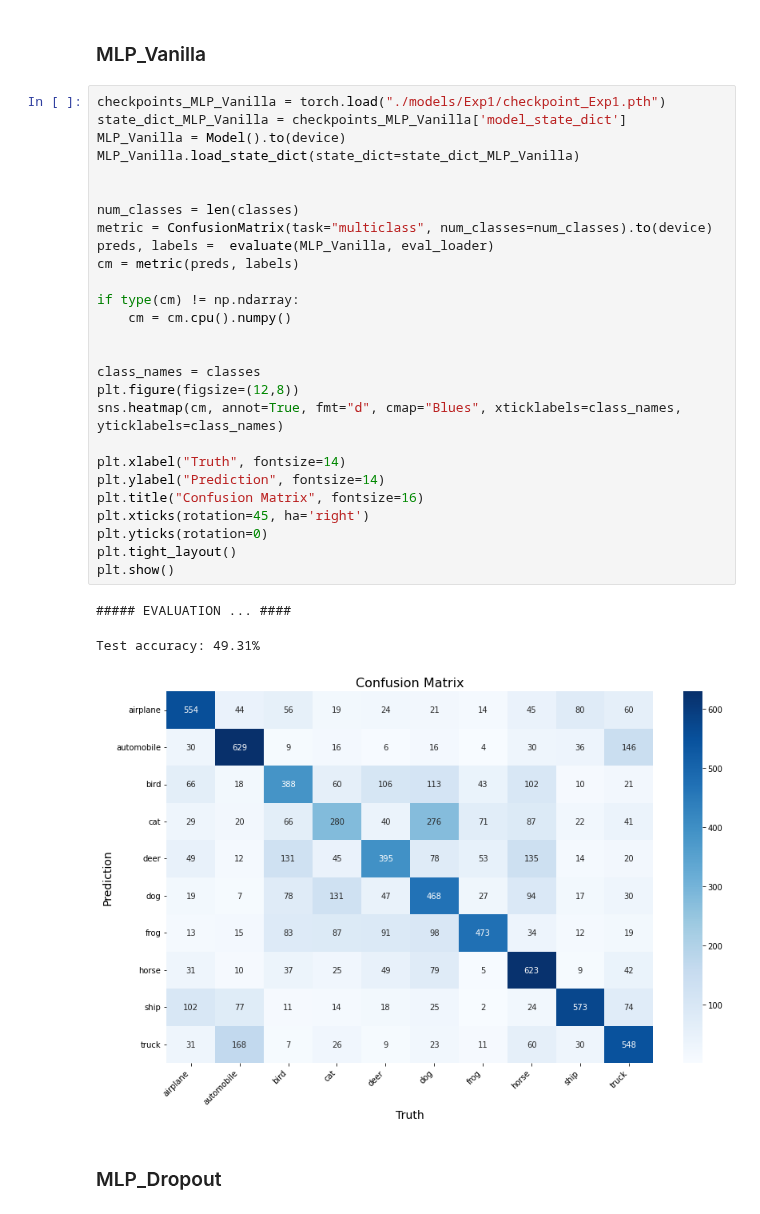
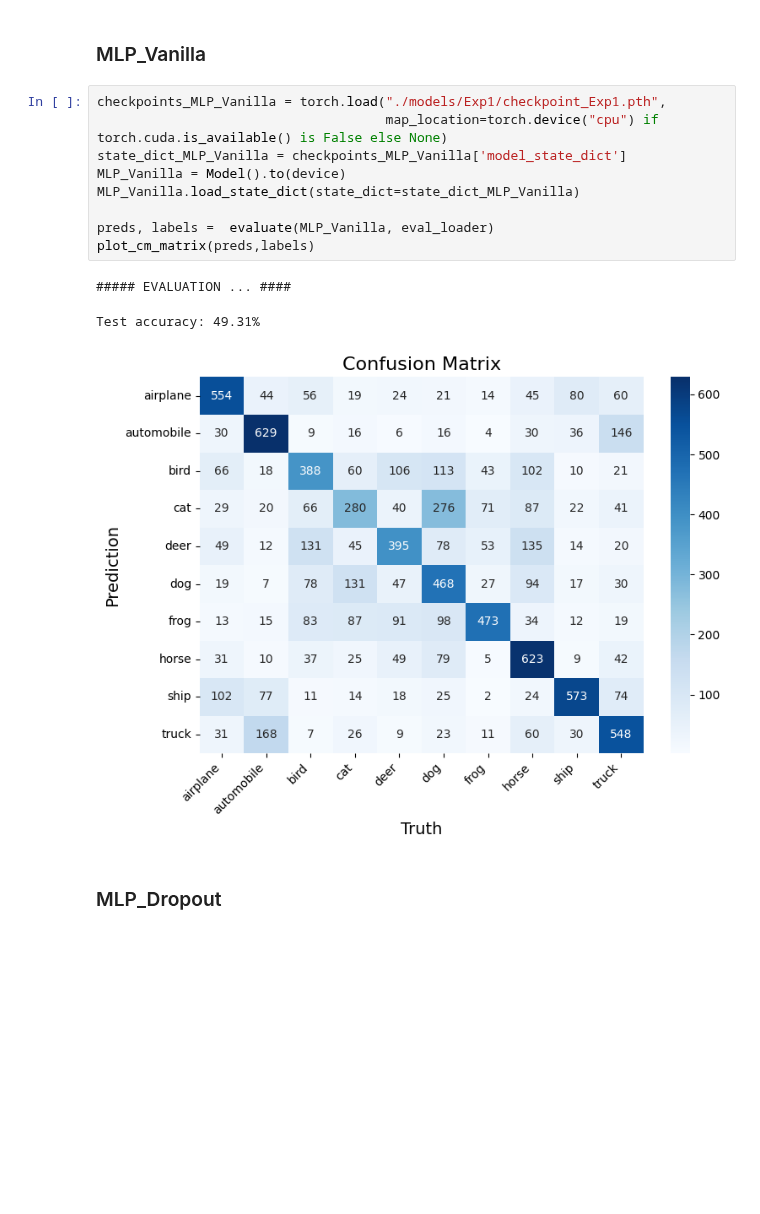
Before and after one commit to Cuda-Vision-Lab/CudaVisionSS2025, a Jupyter notebook: src/Assignment1.ipynb, the cells around one changed output. Cells and saved outputs as stored; diff of their text form; blank space fills up the shorter version.

```diff
--- a/src/Assignment1.ipynb
+++ b/src/Assignment1.ipynb
@@ -629,36 +652,18 @@ save(model= cnn_model_dropout, training_config= training_config)
 # %% [markdown]
 ### MLP_Vanilla
-# %%
-checkpoints_MLP_Vanilla = torch.load("./models/Exp1/checkpoint_Exp1.pth")
-state_dict_MLP_Vanilla = checkpoints_MLP_Vanilla['model_state_dict']
-MLP_Vanilla = Model().to(device)
-MLP_Vanilla.load_state_dict(state_dict=state_dict_MLP_Vanilla)
-
-
-num_classes = len(classes)
-metric = ConfusionMatrix(task="multiclass", num_classes=num_classes).to(device)
-preds, labels =  evaluate(MLP_Vanilla, eval_loader)
-cm = metric(preds, labels)
-
-if type(cm) != np.ndarray:
-    cm = cm.cpu().numpy()
-
-
-class_names = classes
-plt.figure(figsize=(12,8))
-sns.heatmap(cm, annot=True, fmt="d", cmap="Blues", xticklabels=class_names, yticklabels=class_names)
-
-plt.xlabel("Truth", fontsize=14)
-plt.ylabel("Prediction", fontsize=14)
-plt.title("Confusion Matrix", fontsize=16)
-plt.xticks(rotation=45, ha='right')
-plt.yticks(rotation=0)
-plt.tight_layout()
-plt.show()
-# %% [output]
-##### EVALUATION ... ####
-Test accuracy: 49.31%
-[figure, removed]
+# %%
+checkpoints_MLP_Vanilla = torch.load("./models/Exp1/checkpoint_Exp1.pth",
+                                     map_location=torch.device("cpu") if torch.cuda.is_available() is False else None)
+state_dict_MLP_Vanilla = checkpoints_MLP_Vanilla['model_state_dict']
+MLP_Vanilla = Model().to(device)
+MLP_Vanilla.load_state_dict(state_dict=state_dict_MLP_Vanilla)
+
+preds, labels =  evaluate(MLP_Vanilla, eval_loader)
+plot_cm_matrix(preds,labels)
+# %% [output]
+##### EVALUATION ... ####
+Test accuracy: 49.31%
+[figure, added]
 # %% [markdown]
 ### MLP_Dropout
 # %%
```
Also changed, not shown: parts of 6 cells of this notebook.
